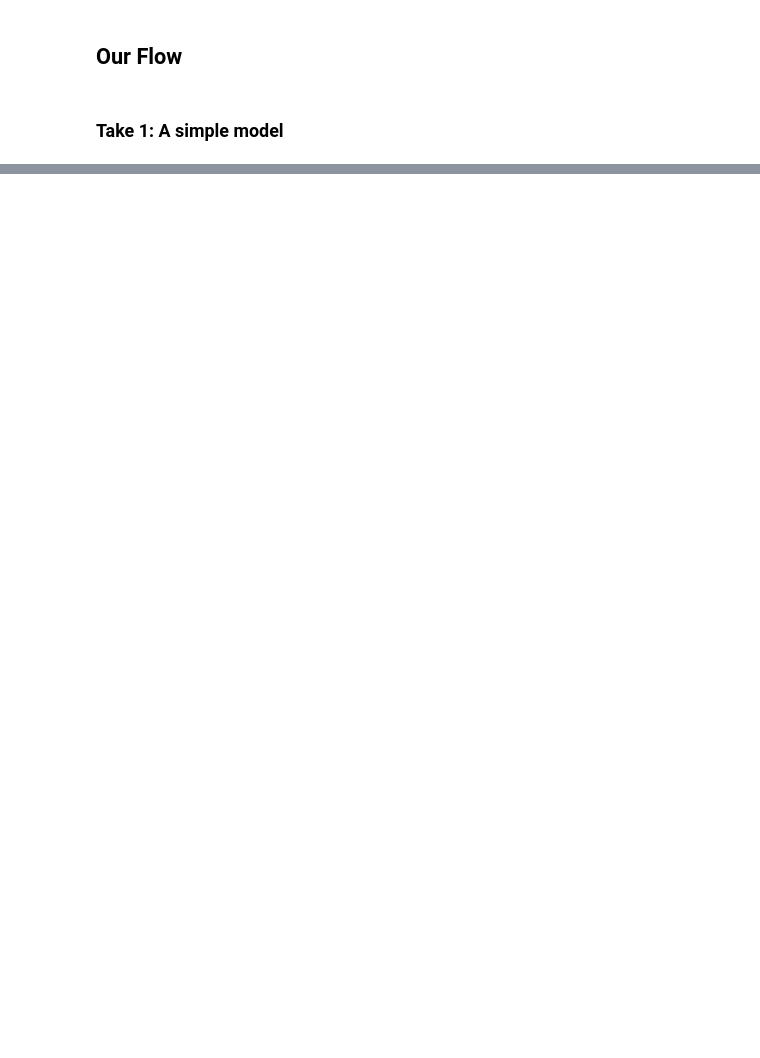
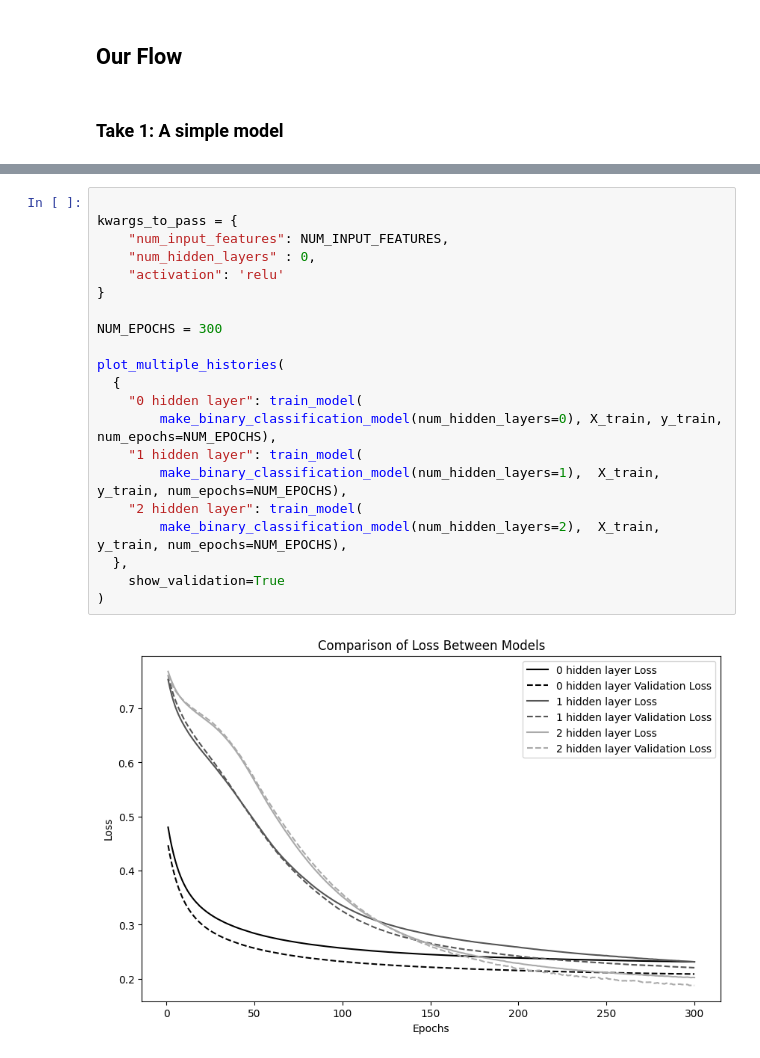
Before and after one commit to CSUMB-SCD-instructors/CST463, a Jupyter notebook: demos/demo-tensorflow/demo-tf.ipynb, the cells around one changed output, grey strips where cells are left out. Cells and saved outputs as stored; diff of their text form; blank space fills up the shorter version.

```diff
--- a/demos/demo-tensorflow/demo-tf.ipynb
+++ b/demos/demo-tensorflow/demo-tf.ipynb
@@ -176,0 +232,23 @@ Epoch 40/40
+# %%
+
+kwargs_to_pass = {
+    "num_input_features": NUM_INPUT_FEATURES,
+    "num_hidden_layers" : 0,
+    "activation": 'relu'
+}
+
+NUM_EPOCHS = 300
+
+plot_multiple_histories(
+  {
+    "0 hidden layer": train_model(
+        make_binary_classification_model(num_hidden_layers=0), X_train, y_train, num_epochs=NUM_EPOCHS),
+    "1 hidden layer": train_model(
+        make_binary_classification_model(num_hidden_layers=1),  X_train, y_train, num_epochs=NUM_EPOCHS),
+    "2 hidden layer": train_model(
+        make_binary_classification_model(num_hidden_layers=2),  X_train, y_train, num_epochs=NUM_EPOCHS),
+  },
+    show_validation=True
+)
+# %% [output]
+[figure, added]
```
Also changed, not shown: parts of 11 cells of this notebook, 5 other files.
